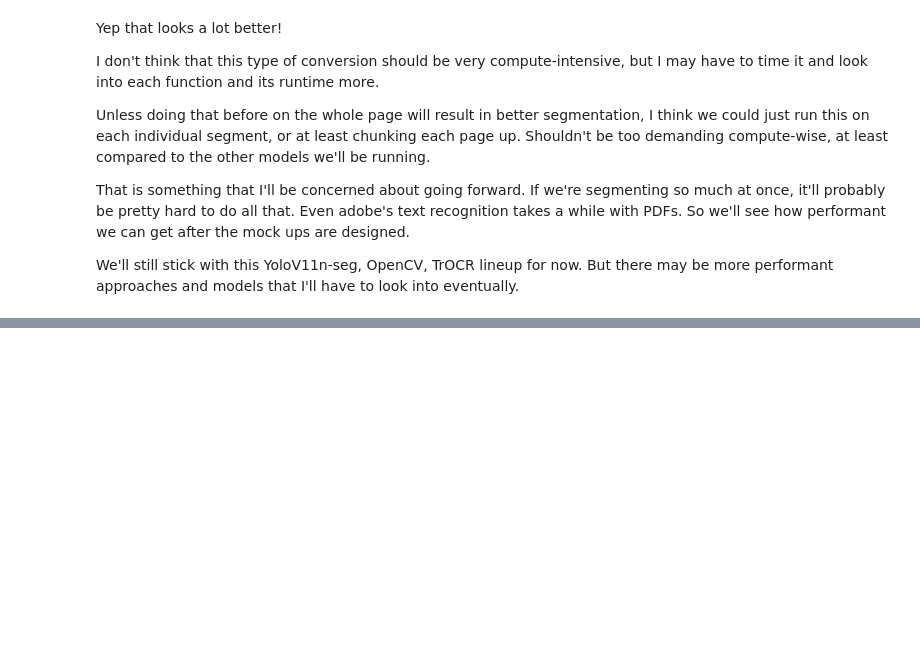
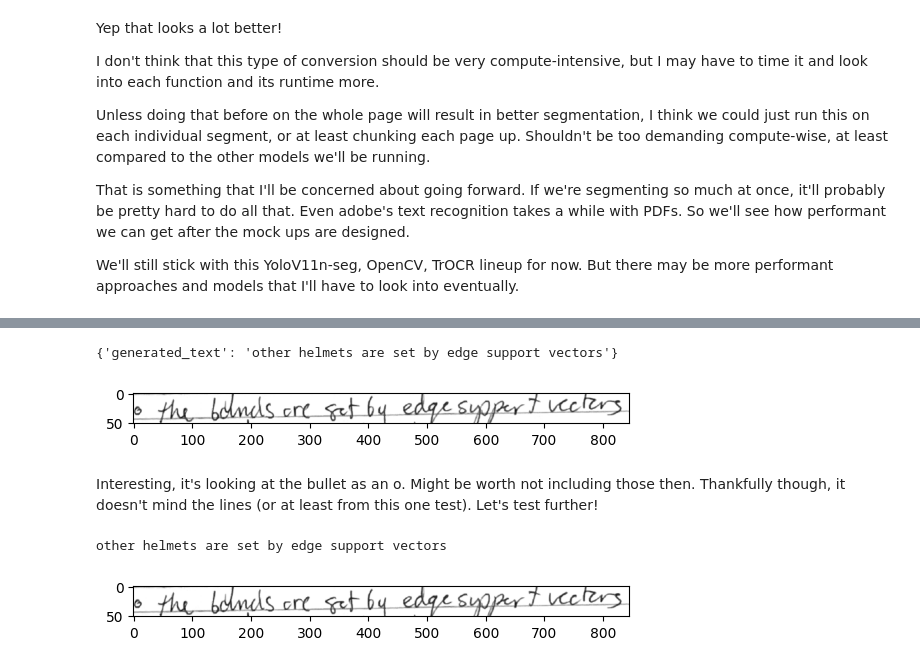
Before and after one commit to gjburke/note-transfer, a Jupyter notebook: development/text_detection.ipynb, the cells around one changed output, grey strips where cells are left out. Saved outputs shown, nothing was run; the diff lists cells and outputs as text; code cells hidden in the pictures; blank space fills up the shorter version.

```diff
--- a/development/text_detection.ipynb
+++ b/development/text_detection.ipynb
@@ -274,0 +358,19 @@ We'll still stick with this YoloV11n-seg, OpenCV, TrOCR lineup for now. But ther
+# %%
+def simple_filter(image):
+    gray = cv2.cvtColor(image, cv2.COLOR_BGR2GRAY)
+    normalized = (255 * (gray / gray.max()))
+
+    plt.figure()
+    plt.imshow(normalized, cmap='gray')
+
+    return normalized
+# %%
+test_image_filtered = simple_filter(test_image)
+result = transfer(test_image_path)[0]
+
+print(result)
+# %% [output]
+{'generated_text': 'other helmets are set by edge support vectors'}
+[figure, added]
+# %% [markdown]
+Interesting, it's looking at the bullet as an o. Might be worth not including those then. Thankfully though, it doesn't mind the lines (or at least from this one test). Let's test further!
@@ -274,0 +383,5 @@ We'll still stick with this YoloV11n-seg, OpenCV, TrOCR lineup for now. But ther
+# %%
+simple_test_image(test_image_path)
+# %% [output]
+other helmets are set by edge support vectors
+[figure, added]
```
Also changed, not shown: parts of 19 cells of this notebook.
